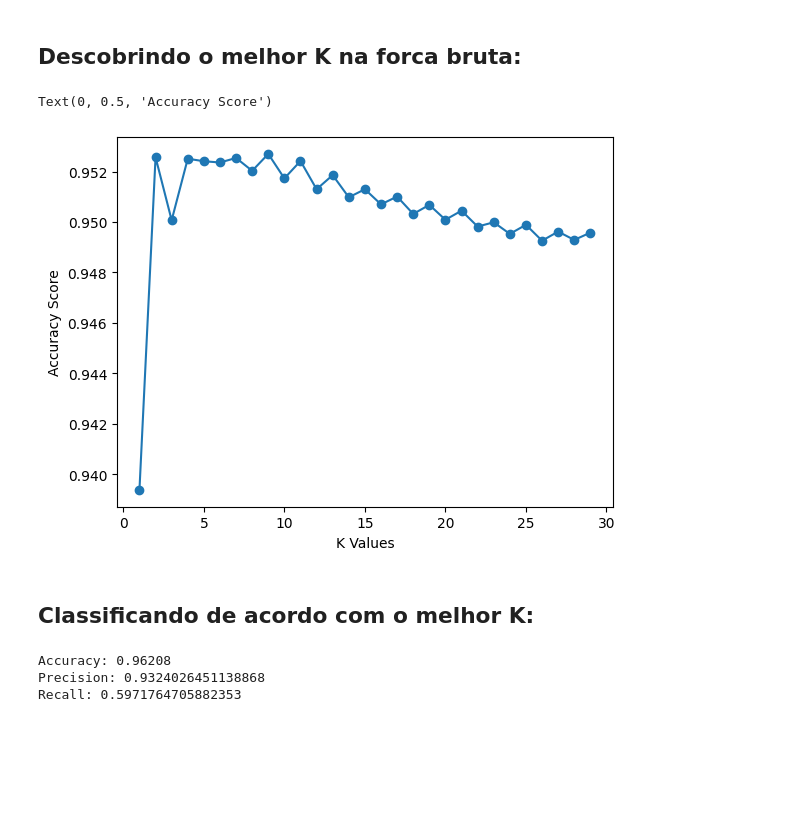
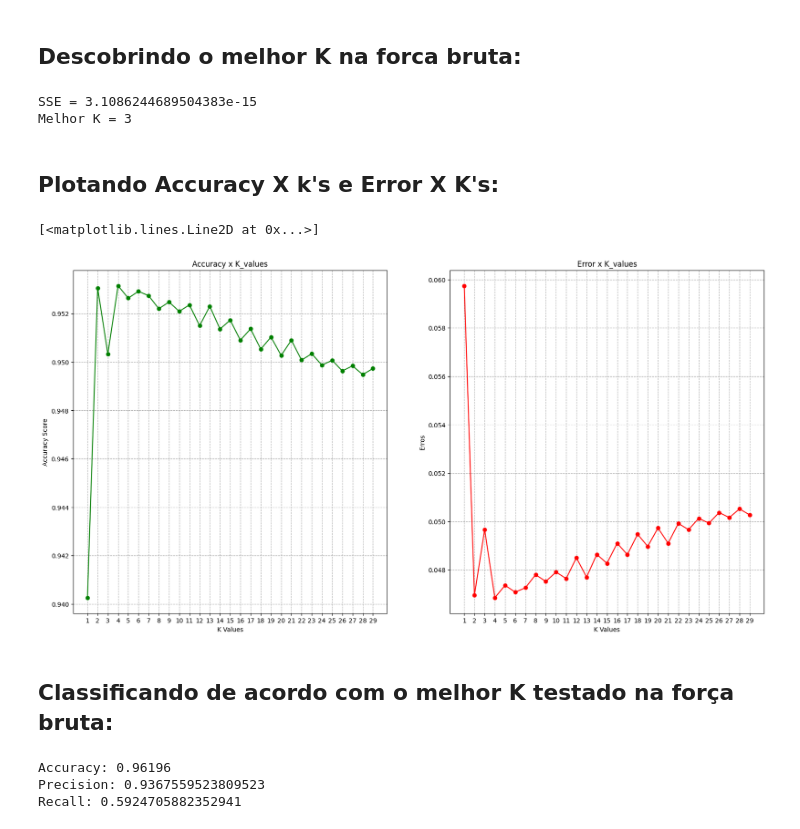
Before and after one commit to gventino/TrabalhosIA, a Jupyter notebook: knn/main.ipynb, the cells around one changed output. Drawn from its saved outputs; the diff is of its cells as text; code cells hidden in the pictures; blank space fills up the shorter version.

```diff
--- a/knn/main.ipynb
+++ b/knn/main.ipynb
@@ -53,12 +51,13 @@ for i, feature in enumerate(features):
 ## PARTICIONANDO O DATASET
 # %%
 # X tem todas as linhas de todas as colunas smenos o output
-X = data.iloc[:, :8]
+X = data.iloc[:, :7]
 
-# y tem todas as linhas de outpu
-y = data.iloc[:, 8]
+# y tem todas as linhas de output
+y = data.iloc[:, 7]
 
 # Dividir os dados em treino e teste
+# 25% para teste, 75% para treino por padrão
 X_train, X_test, y_train, y_test = train_test_split(X, y, stratify=y, random_state=0)
 
 # Escalonando treino e teste:
@@ -70,31 +69,60 @@ X_test = scaler.transform(X_test)
 # %%
 k_values = [i for i in range (1,30)]
 scores = []
+erros = []
 
 for k in k_values:
-    knn = KNeighborsClassifier(n_neighbors=k)
-    score = cross_val_score(knn, X, y, cv=5)
+    knn_classifier = KNeighborsClassifier(n_neighbors=k)
+    score = cross_val_score(knn_classifier, X, y, cv=5)
     scores.append(np.mean(score))
+    erros.append(1-np.mean(score))
 
-# Plot k_value X score
-plt.plot(k_values, scores, marker = 'o')
-plt.xlabel("K Values")
-plt.ylabel("Accuracy Score")
+# Calculando o SSE:
+scores = np.array(scores)
+media = np.mean(scores)
+desvios = scores-media
+variancias = desvios**2
+sse = np.sum(desvios)
+
+print(f'SSE = {sse}')
+print(f'Melhor K = {np.argmax(scores)}')
 # %% [output]
-Text(0, 0.5, 'Accuracy Score')
+SSE = 3.1086244689504383e-15
+Melhor K = 3
-[figure, removed]
+# %% [markdown]
+## Plotando Accuracy X k's e Error X K's:
+# %%
+plt.figure(figsize=(20, 10))
+plt.subplot(1,2,1)
+plt.title('Accuracy x K_values')
+plt.xlabel("K Values")
+plt.ylabel("Accuracy Score")
+plt.xticks(np.arange(min(k_values), max(k_values)+1, 1.0))
+plt.grid(visible=True, linestyle='--')
+plt.plot(k_values, scores, marker = 'o', color='green')
+
+plt.subplot(1,2,2)
+plt.title('Error x K_values')
+plt.xlabel("K Values")
+plt.ylabel("Errors")
+plt.xticks(np.arange(min(k_values), max(k_values)+1, 1.0))
+plt.grid(visible=True, linestyle='--')
+plt.plot(k_values, erros, marker = 'o', color='red')
+# %% [output]
+[<matplotlib.lines.Line2D at 0x...>]
+[figure, added]
 # %% [markdown]
-## Classificando de acordo com o melhor K:
+## Classificando de acordo com o melhor K testado na força bruta:
 # %%
 # separando o melhor K:
 best_index = np.argmax(scores)
 best_k = k_values[best_index]
 
 # classificando de acordo com o melhor K:
-knn = KNeighborsClassifier(n_neighbors=best_k)
-knn.fit(X_train, y_train)
+knn_classifier = KNeighborsClassifier(n_neighbors=best_k)
+knn_classifier.fit(X_train, y_train)
 
-y_pred = knn.predict(X_test)
+y_pred = knn_classifier.predict(X_test)
 
 # Achando os valores significativos:
 accuracy = accuracy_score(y_test, y_pred)
@@ -105,6 +133,6 @@ print("Accuracy:", accuracy)
 print("Precision:", precision)
 print("Recall:", recall)
 # %% [output]
-Accuracy: 0.96208
-Precision: 0.9324026451138868
-Recall: 0.5971764705882353
+Accuracy: 0.96196
+Precision: 0.9367559523809523
+Recall: 0.5924705882352941
```
Also changed, not shown: parts of 9 cells of this notebook, 5 other files.
